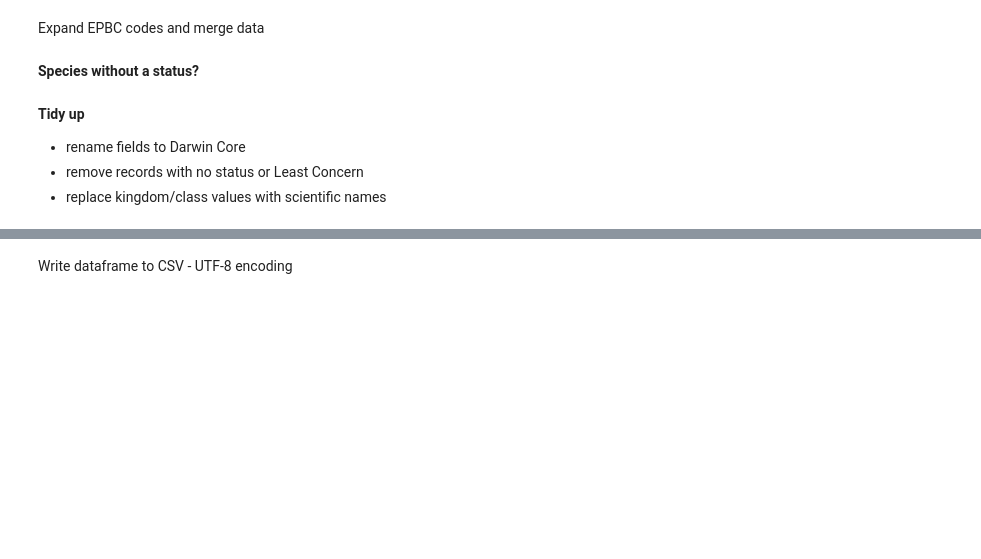
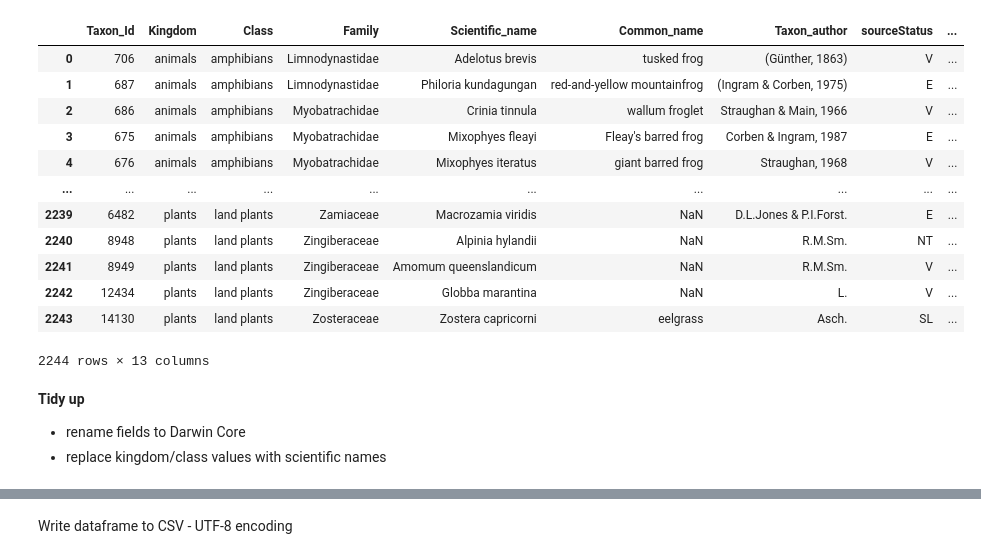
Before and after one commit to AtlasOfLivingAustralia/authoritative-lists, a Jupyter notebook: source-code/py-notebook/QLD-conservation-sensitive.ipynb, the cells around one changed output, grey strips where cells are left out. Saved outputs shown, nothing was run; the diff lists cells and outputs as text; code cells hidden in the pictures; blank space fills up the shorter version.

```diff
--- a/source-code/py-notebook/QLD-conservation-sensitive.ipynb
+++ b/source-code/py-notebook/QLD-conservation-sensitive.ipynb
@@ -43,9 +74,11 @@ Firstly, some minimal changes to some Qld Nature Conservation Act codes so that
 # %%
+speciescodes = pd.read_csv(sourceDataDir + "species-status-codes.csv")
 ncastatuscodes = speciescodes[speciescodes['Field'] == "NCA_status"][['Code', 'Code_description']]
 ncastatuscodes['Code_description'] = ncastatuscodes['Code_description'].str.replace(" wildlife", "")
 ncastatuscodes.loc[
-ncastatuscodes['Code_description'] == "Critically endangered", 'Code_description'] = "Critically Endangered"
+    ncastatuscodes['Code_description'] == "Critically endangered", 'Code_description'] = "Critically Endangered"
 ncastatuscodes.loc[ncastatuscodes['Code_description'] == "Near threatened", 'Code_description'] = "Near Threatened"
 endemicitycodes = speciescodes[speciescodes['Field'] == "Endemicity"][['Code', 'Code_description']]
 # ebpc codes
 epbccodes = speciescodes[speciescodes['Field'] == "EPBC_status"][['Code', 'Code_description']]
+ncastatuscodes
@@ -85,2 +102,0 @@ conservationlist
-# %% [markdown]
-Expand EPBC codes and merge data
@@ -93,2 +102,0 @@ conservationlist.drop(['EPBC_status'],axis=1,inplace=True)
-# %% [markdown]
-**Species without a status?**
@@ -97,7 +103,43 @@ conservationlist[conservationlist['status'].isna()].groupby(["Class","Endemicity
+# %%
+conservationlist = pd.read_csv(sourceDataDir + "species.csv")
+conservationlist = pd.merge(conservationlist,ncastatuscodes,left_on=['NCA_status'],right_on=['Code'],how="left")
+conservationlist.drop(['Code'],axis=1,inplace=True)
+conservationlist = conservationlist.rename(columns={'NCA_status':'sourceStatus','Code_description':'status'})
+
+# remove empty or Least Concern status records
+conservationlist = conservationlist[((conservationlist['status'] != "Least concern") & (conservationlist['status'].notna()))]
+
+# expand endemicity
+endemicitycodes = speciescodes[speciescodes['Field'] == "Endemicity"][['Code', 'Code_description']]
+conservationlist = pd.merge(conservationlist, endemicitycodes, left_on=['Endemicity'], right_on=['Code'], how="left")
+conservationlist.drop(['Code','Endemicity'], axis=1, inplace=True)
+conservationlist = conservationlist.rename(columns={'Code_description': 'Endemicity'})
+
+# expand epbc
+epbccodes = speciescodes[speciescodes['Field'] == "EPBC_status"][['Code','Code_description']]
+conservationlist = pd.merge(conservationlist,epbccodes,left_on=['EPBC_status'],right_on=['Code'],how="left")
+conservationlist.drop(['Code','EPBC_status'],axis=1,inplace=True)
+conservationlist = conservationlist.rename(columns={'Code_description':'EPBC Status'})
+#conservationlist.drop(['EPBC_status'],axis=1,inplace=True)
+conservationlist.drop(['Unnamed: 0'],axis=1,inplace=True)
+conservationlist
+# %% [output]
+|  | Taxon_Id | Kingdom | Class | Family | Scientific_name | Common_name | Taxon_author | sourceStatus | ... |
+| 0 | 706 | animals | amphibians | Limnodynastidae | Adelotus brevis | tusked frog | (Günther, 1863) | V | ... |
+| 1 | 687 | animals | amphibians | Limnodynastidae | Philoria kundagungan | red-and-yellow mountainfrog | (Ingram & Corben, 1975) | E | ... |
+| 2 | 686 | animals | amphibians | Myobatrachidae | Crinia tinnula | wallum froglet | Straughan & Main, 1966 | V | ... |
+| 3 | 675 | animals | amphibians | Myobatrachidae | Mixophyes fleayi | Fleay's barred frog | Corben & Ingram, 1987 | E | ... |
+| 4 | 676 | animals | amphibians | Myobatrachidae | Mixophyes iteratus | giant barred frog | Straughan, 1968 | V | ... |
+| ... | ... | ... | ... | ... | ... | ... | ... | ... | ... |
+| 2239 | 6482 | plants | land plants | Zamiaceae | Macrozamia viridis | NaN | D.L.Jones & P.I.Forst. | E | ... |
+| 2240 | 8948 | plants | land plants | Zingiberaceae | Alpinia hylandii | NaN | R.M.Sm. | NT | ... |
+| 2241 | 8949 | plants | land plants | Zingiberaceae | Amomum queenslandicum | NaN | R.M.Sm. | V | ... |
+| 2242 | 12434 | plants | land plants | Zingiberaceae | Globba marantina | NaN | L. | V | ... |
+| 2243 | 14130 | plants | land plants | Zosteraceae | Zostera capricorni | eelgrass | Asch. | SL | ... |
+2244 rows × 13 columns
 # %% [markdown]
 **Tidy up**
 * rename fields to Darwin Core
-* remove records with no status or Least Concern
 * replace kingdom/class values with scientific names
 # %%
 conservationlist = conservationlist.rename(columns=
```
Also changed, not shown: parts of 47 cells of this notebook, 7 other files.
